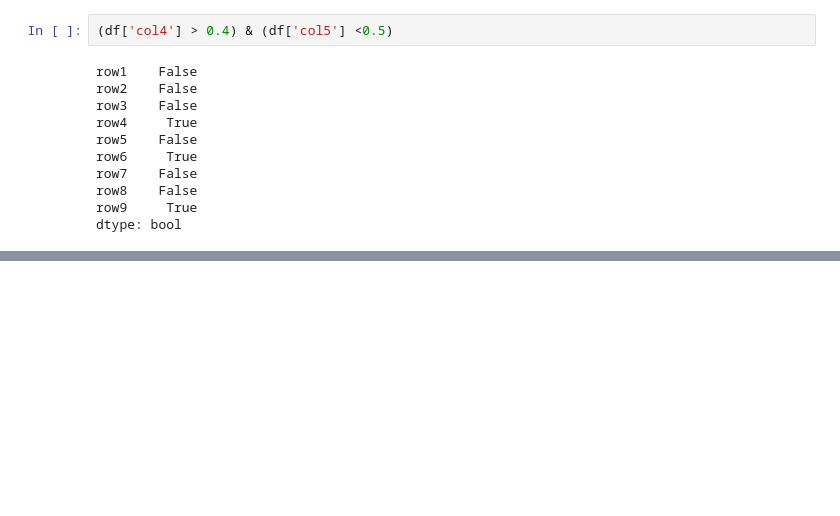
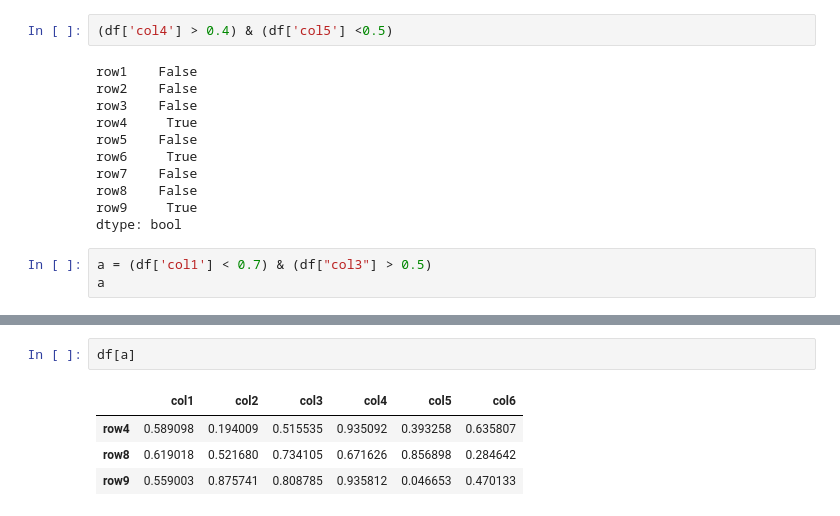
Before and after one commit to mdnaim2004/Reinforcement_Learning, a Jupyter notebook: Pandas/pandas2.ipynb, the cells around one changed output, grey strips where cells are left out. Cells and saved outputs as stored; diff of their text form; blank space fills up the shorter version.

Commit message:
feat: add pandas dataframe demonstration notebook

```diff
--- a/Pandas/pandas2.ipynb
+++ b/Pandas/pandas2.ipynb
@@ -157,3 +157,6 @@ row7    False
 row8    False
 row9     True
 dtype: bool
+# %%
+a = (df['col1'] < 0.7) & (df["col3"] > 0.5)
+a
@@ -159,0 +174,7 @@ dtype: bool
+# %%
+df[a]
+# %% [output]
+|  | col1 | col2 | col3 | col4 | col5 | col6 |
+| row4 | 0.589098 | 0.194009 | 0.515535 | 0.935092 | 0.393258 | 0.635807 |
+| row8 | 0.619018 | 0.521680 | 0.734105 | 0.671626 | 0.856898 | 0.284642 |
+| row9 | 0.559003 | 0.875741 | 0.808785 | 0.935812 | 0.046653 | 0.470133 |
```
Also changed, not shown: parts of 3 cells of this notebook.
